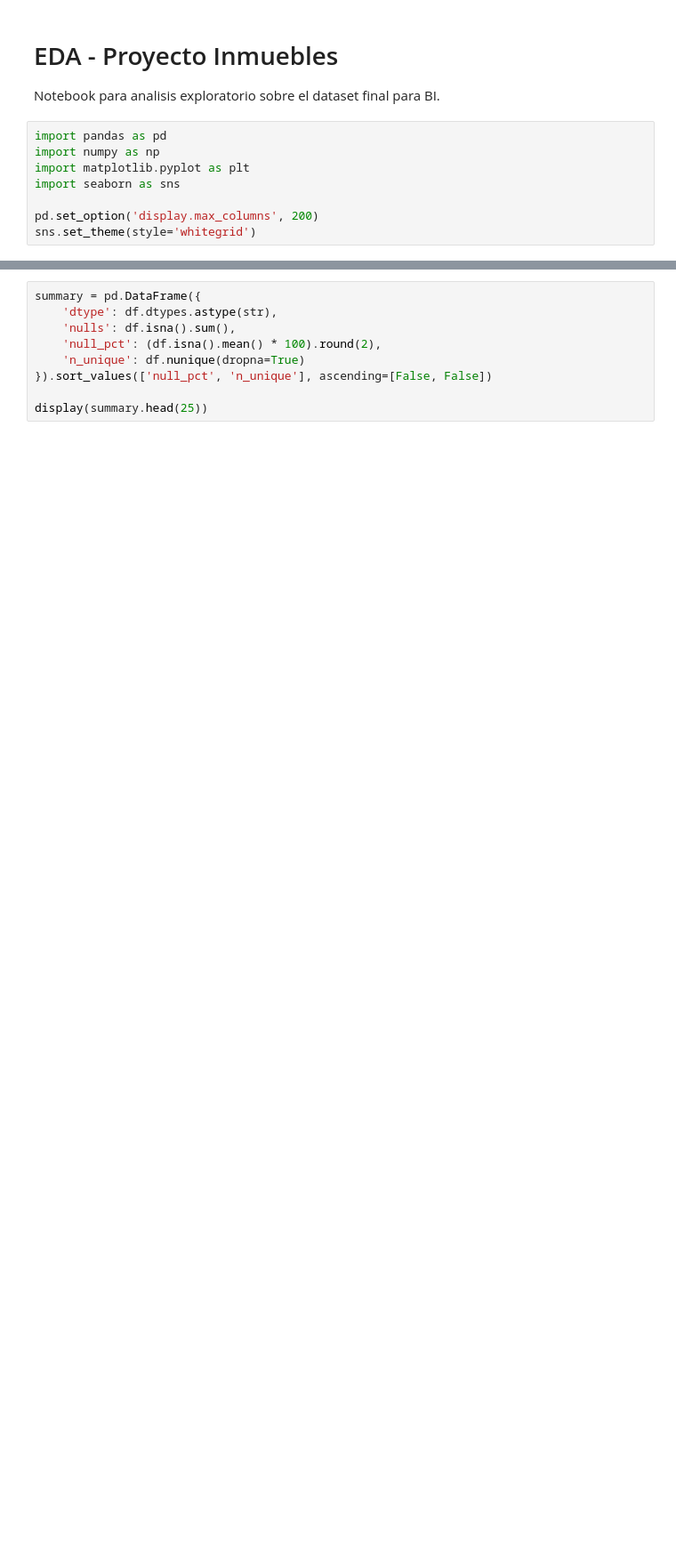
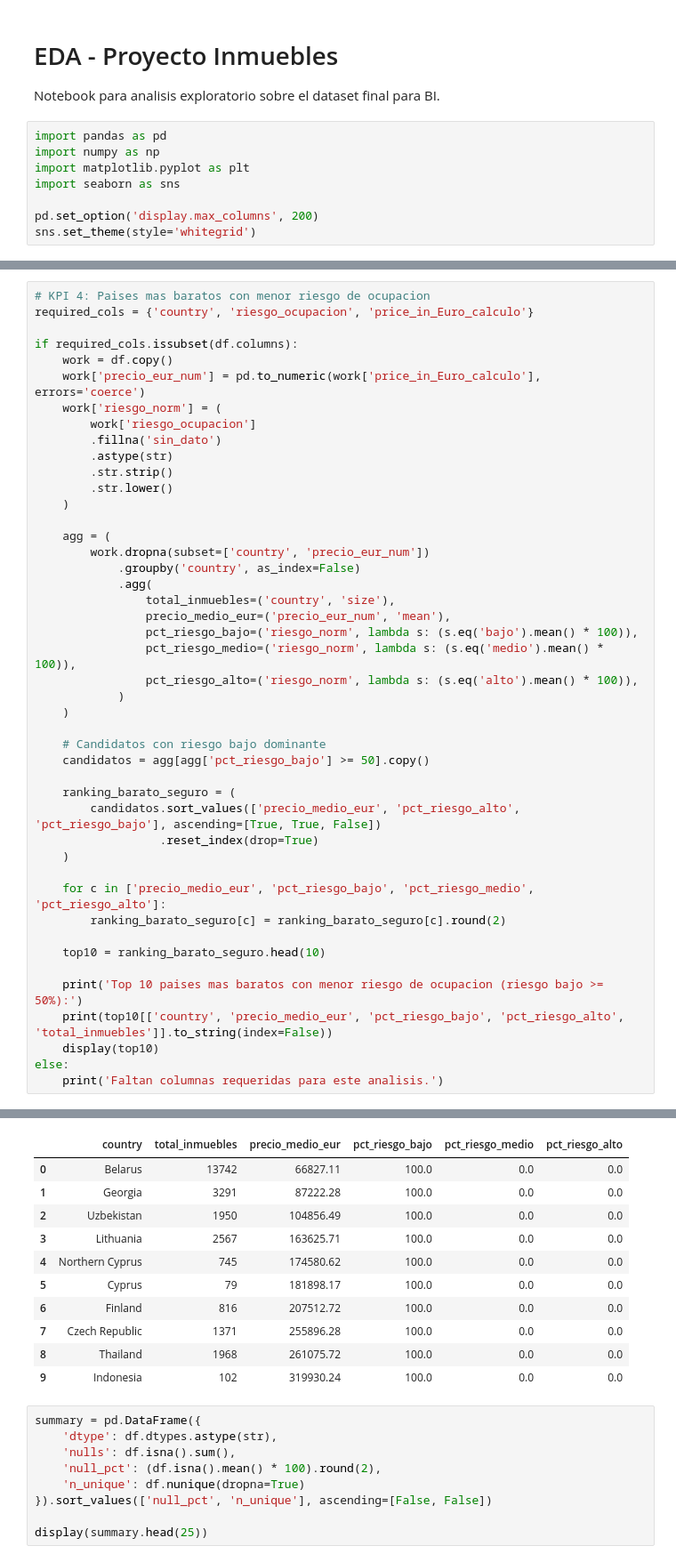
Before and after one commit to 313danielscv-pixel/Proyecto_Inmuebles, a Jupyter notebook: proyecto-inmobiliario-global/procesamiento/procesamiento.ipynb, the cells around one changed output, grey strips where cells are left out. Shown at 89% size. Saved outputs shown, nothing was run; the diff lists cells and outputs as text; blank space fills up the shorter version.

```diff
--- a/proyecto-inmobiliario-global/procesamiento/procesamiento.ipynb
+++ b/proyecto-inmobiliario-global/procesamiento/procesamiento.ipynb
@@ -28,0 +109,46 @@ Columnas: 39
+# %%
+# KPI 4: Paises mas baratos con menor riesgo de ocupacion
+required_cols = {'country', 'riesgo_ocupacion', 'price_in_Euro_calculo'}
+
+if required_cols.issubset(df.columns):
+    work = df.copy()
+    work['precio_eur_num'] = pd.to_numeric(work['price_in_Euro_calculo'], errors='coerce')
+    work['riesgo_norm'] = (
+        work['riesgo_ocupacion']
+        .fillna('sin_dato')
+        .astype(str)
+        .str.strip()
+        .str.lower()
+    )
+
+    agg = (
+        work.dropna(subset=['country', 'precio_eur_num'])
+            .groupby('country', as_index=False)
+            .agg(
+                total_inmuebles=('country', 'size'),
+                precio_medio_eur=('precio_eur_num', 'mean'),
+                pct_riesgo_bajo=('riesgo_norm', lambda s: (s.eq('bajo').mean() * 100)),
+                pct_riesgo_medio=('riesgo_norm', lambda s: (s.eq('medio').mean() * 100)),
+                pct_riesgo_alto=('riesgo_norm', lambda s: (s.eq('alto').mean() * 100)),
+            )
+    )
+
+    # Candidatos con riesgo bajo dominante
+    candidatos = agg[agg['pct_riesgo_bajo'] >= 50].copy()
+
+    ranking_barato_seguro = (
+        candidatos.sort_values(['precio_medio_eur', 'pct_riesgo_alto', 'pct_riesgo_bajo'], ascending=[True, True, False])
+                  .reset_index(drop=True)
+    )
+
+    for c in ['precio_medio_eur', 'pct_riesgo_bajo', 'pct_riesgo_medio', 'pct_riesgo_alto']:
+        ranking_barato_seguro[c] = ranking_barato_seguro[c].round(2)
+
+    top10 = ranking_barato_seguro.head(10)
+
+    print('Top 10 paises mas baratos con menor riesgo de ocupacion (riesgo bajo >= 50%):')
+    print(top10[['country', 'precio_medio_eur', 'pct_riesgo_bajo', 'pct_riesgo_alto', 'total_inmuebles']].to_string(index=False))
+    display(top10)
+else:
+    print('Faltan columnas requeridas para este analisis.')
+# %% [output]
@@ -29,3 +167,14 @@ Columnas: 39
+|  | country | total_inmuebles | precio_medio_eur | pct_riesgo_bajo | pct_riesgo_medio | pct_riesgo_alto |
+| 0 | Belarus | 13742 | 66827.11 | 100.0 | 0.0 | 0.0 |
+| 1 | Georgia | 3291 | 87222.28 | 100.0 | 0.0 | 0.0 |
+| 2 | Uzbekistan | 1950 | 104856.49 | 100.0 | 0.0 | 0.0 |
+| 3 | Lithuania | 2567 | 163625.71 | 100.0 | 0.0 | 0.0 |
+| 4 | Northern Cyprus | 745 | 174580.62 | 100.0 | 0.0 | 0.0 |
+| 5 | Cyprus | 79 | 181898.17 | 100.0 | 0.0 | 0.0 |
+| 6 | Finland | 816 | 207512.72 | 100.0 | 0.0 | 0.0 |
+| 7 | Czech Republic | 1371 | 255896.28 | 100.0 | 0.0 | 0.0 |
+| 8 | Thailand | 1968 | 261075.72 | 100.0 | 0.0 | 0.0 |
+| 9 | Indonesia | 102 | 319930.24 | 100.0 | 0.0 | 0.0 |
 # %%
 summary = pd.DataFrame({
     'dtype': df.dtypes.astype(str),
```
Also changed, not shown: parts of 4 cells of this notebook, 16 other files.
